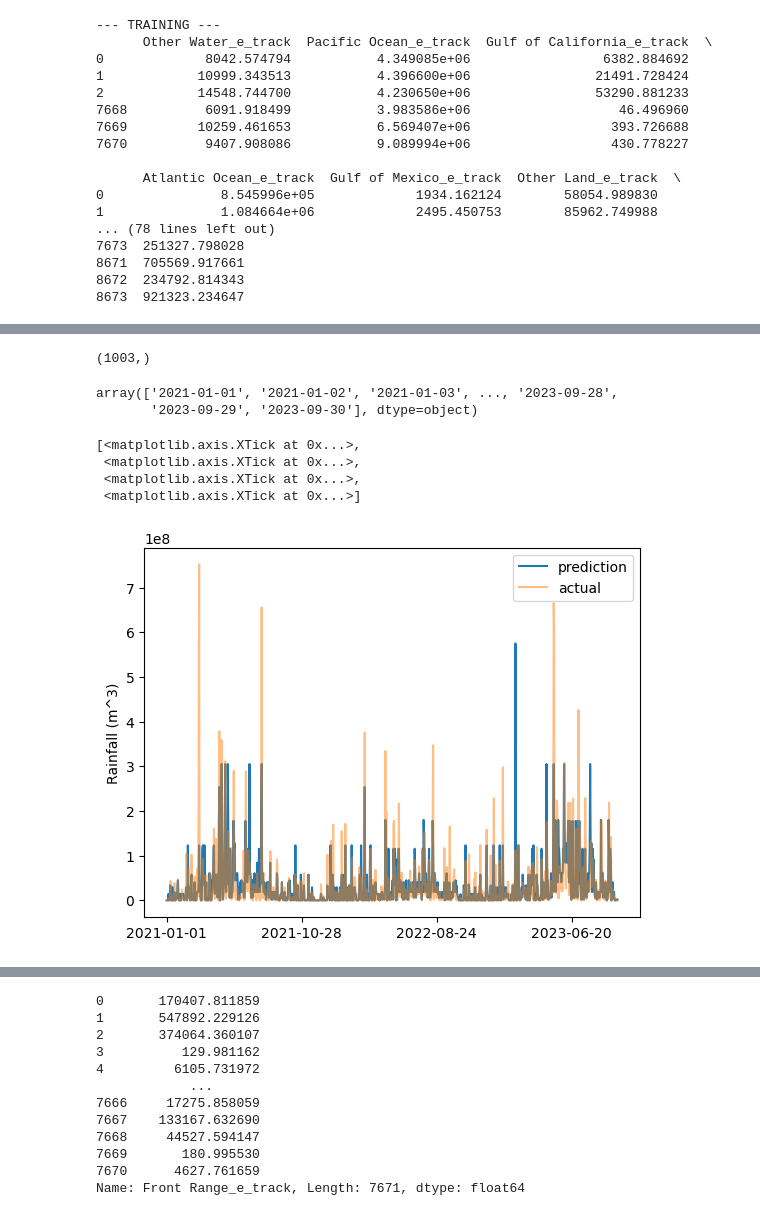
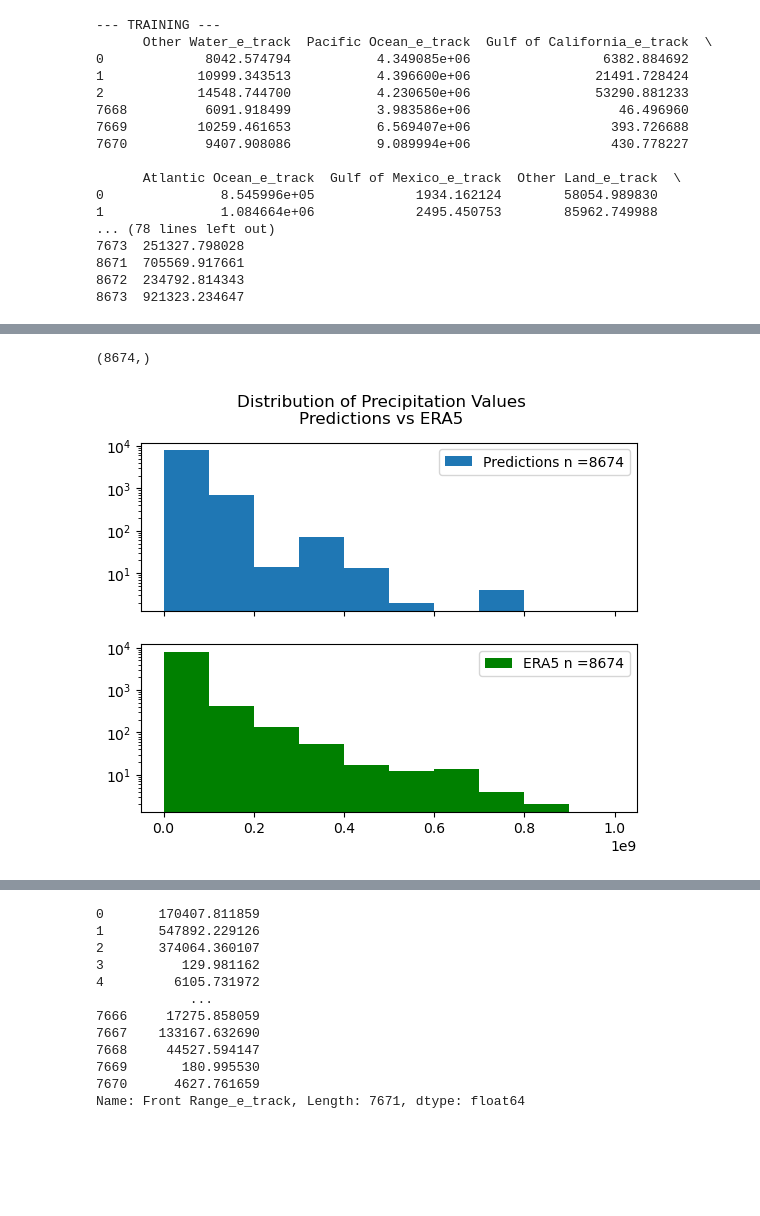
Before and after one commit to khumphreys-csu/Data_Driven_Prediction, a Jupyter notebook: random_forrest_forecast.ipynb, the cells around one changed output, grey strips where cells are left out. Drawn from its saved outputs; the diff is of its cells as text; code cells hidden in the pictures; blank space fills up the shorter version.

```diff
--- a/random_forrest_forecast.ipynb
+++ b/random_forrest_forecast.ipynb
@@ -127,23 +171,4 @@ y_pred_val = forest.predict(X_val)
 # %%
-np.shape(y_pred_val)
+np.shape(np.append(y_pred,y_pred_val))
 # %% [output]
-(1003,)
+(8674,)
-# %%
-dates = y.loc[(y['Date'] >= "2021-01-01") & (y['Date'] <= "2023-12-31"), y.columns == 'Date'].values.squeeze()
-dates
-# %% [output]
-array(['2021-01-01', '2021-01-02', '2021-01-03', ..., '2023-09-28',
-       '2023-09-29', '2023-09-30'], dtype=object)
-# %%
-fig, ax =plt.subplots()
-plt.plot(dates,y_pred_val, label = 'prediction')
-plt.plot(dates, y_val.values.squeeze(), alpha = 0.5, label = 'actual')
-plt.ylabel('Rainfall (m^3)')
-plt.legend()
-ax.set_xticks(ax.get_xticks()[::300])
-# %% [output]
-[<matplotlib.axis.XTick at 0x...>,
- <matplotlib.axis.XTick at 0x...>,
- <matplotlib.axis.XTick at 0x...>,
- <matplotlib.axis.XTick at 0x...>]
-[figure, removed]
@@ -166,3 +175,22 @@ ax.set_xticks(ax.get_xticks()[::300])
+# %%
+all_predictions = np.append(y_pred,y_pred_val)
+binwidth = 100_000_000
+bins = range(int(min(y.iloc[:,1])), int(max(y.iloc[:,1])) + binwidth, binwidth)
+fig, axs = plt.subplots(2, sharey=True, sharex=True)
+axs[0].hist(all_predictions, bins = bins, label = f"Predictions n ={len(all_predictions)}")
+axs[0].set_yscale('log')
+axs[0].legend()
+
+axs[1].hist(y.iloc[:,1], bins = bins,color = 'green', label = f"ERA5 n ={len(y.iloc[:,1])}")
+axs[1].set_yscale('log')
+axs[1].legend()
+
+plt.suptitle('Distribution of Precipitation Values\nPredictions vs ERA5')
+
+
+plt.savefig(local_path+'Histogram_predict_vs_era5.png', dpi = 400,bbox_inches="tight")
+# %% [output]
+[figure, added]
 # %%
 plt.figure(figsize=(80,20))
 tree.plot_tree(forest.estimators_[0], filled = True, fontsize=20
```
Also changed, not shown: parts of 5 cells of this notebook, 1 other file.
